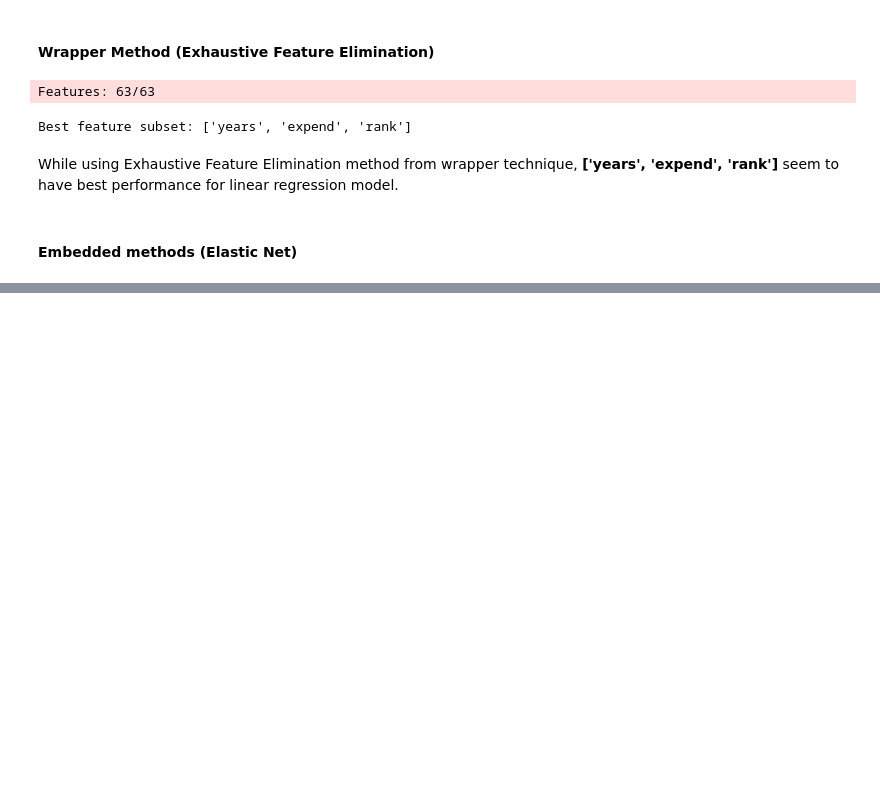
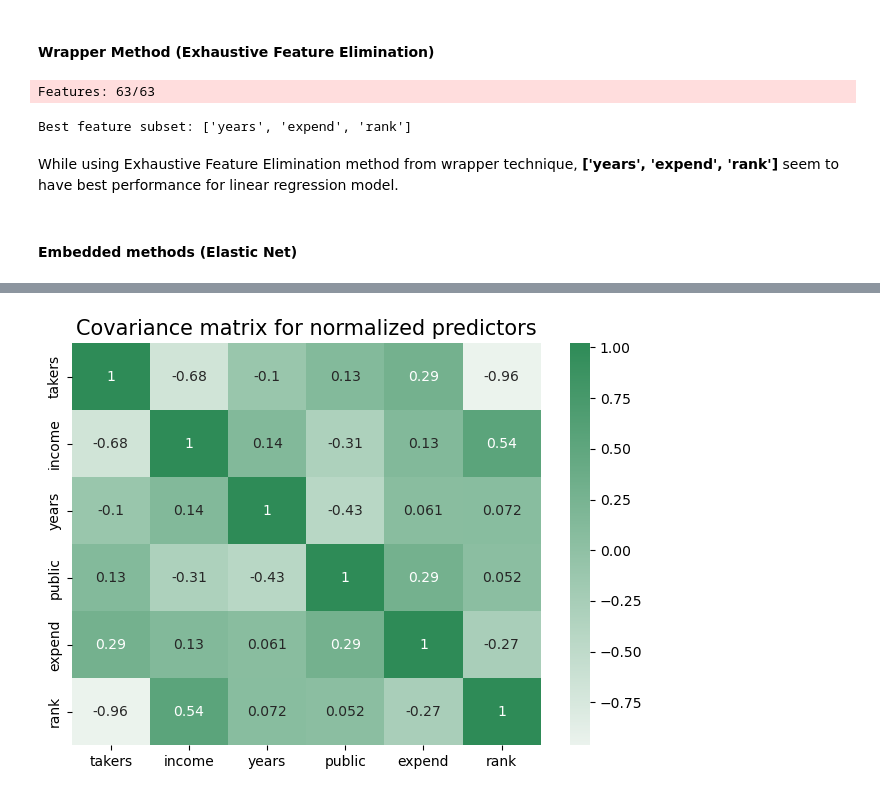
Before and after one commit to buddhathapa12/PrespectiveOnDataScience, a Jupyter notebook: feature_selection/BHW3_E923Q669.ipynb, the cells around one changed output, grey strips where cells are left out. Drawn from its saved outputs; the diff is of its cells as text; code cells hidden in the pictures; blank space fills up the shorter version.

```diff
--- a/feature_selection/BHW3_E923Q669.ipynb
+++ b/feature_selection/BHW3_E923Q669.ipynb
@@ -263,0 +414,3 @@ array([-0.50278777, -0.02114326, 19.73825868, -0.57997478,  2.32067558,
+# %%
+standardized_covariance_matrix = X_train_full_Standardized.cov()
+standardized_covariance_matrix
@@ -263,0 +425,8 @@ array([-0.50278777, -0.02114326, 19.73825868, -0.57997478,  2.32067558,
+# %%
+#Displaying Covariance matrix for normalized features
+sns.heatmap(data= standardized_covariance_matrix, annot= True, cmap= sns.light_palette("seagreen", as_cmap=True))
+plt.title("Covariance matrix for normalized predictors", fontsize = 15)
+plt.tight_layout()
+plt.show()
+# %% [output]
+[figure, added]
```
Also changed, not shown: parts of 17 cells of this notebook.
